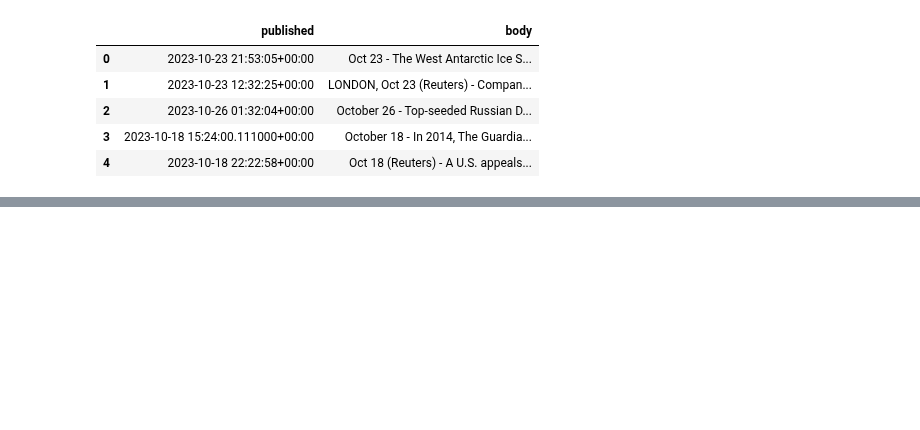
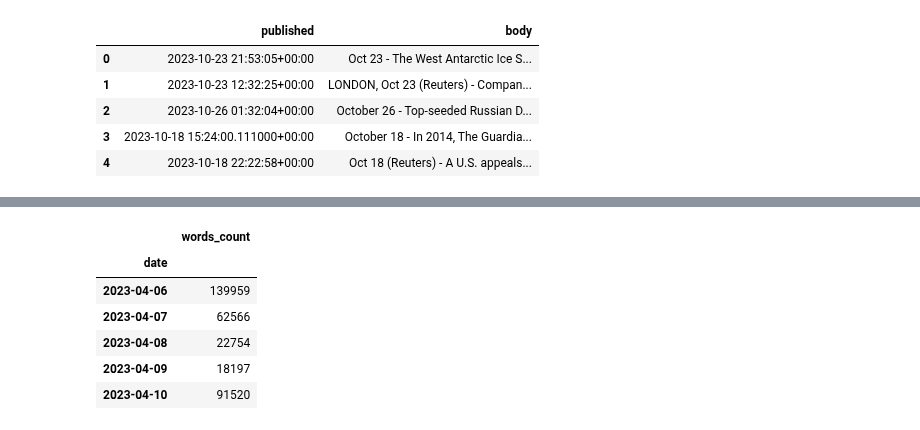
Before and after one commit to yw4401/FinBot, a Jupyter notebook: notebooks/examine_word_counts.ipynb, the cells around one changed output, grey strips where cells are left out. Drawn from its saved outputs; the diff is of its cells as text; code cells hidden in the pictures; blank space fills up the shorter version.

```diff
--- a/notebooks/examine_word_counts.ipynb
+++ b/notebooks/examine_word_counts.ipynb
@@ -40,0 +60,11 @@ result_df["words_count"] = words_count
+# %%
+date_df = result_df.groupby("date").agg({"words_count": "sum"})
+date_df.head()
+# %% [output]
+|  | words_count |
+| date |  |
+| 2023-04-06 | 139959 |
+| 2023-04-07 | 62566 |
+| 2023-04-08 | 22754 |
+| 2023-04-09 | 18197 |
+| 2023-04-10 | 91520 |
```
Also changed, not shown: parts of 3 cells of this notebook, 2 other files.
